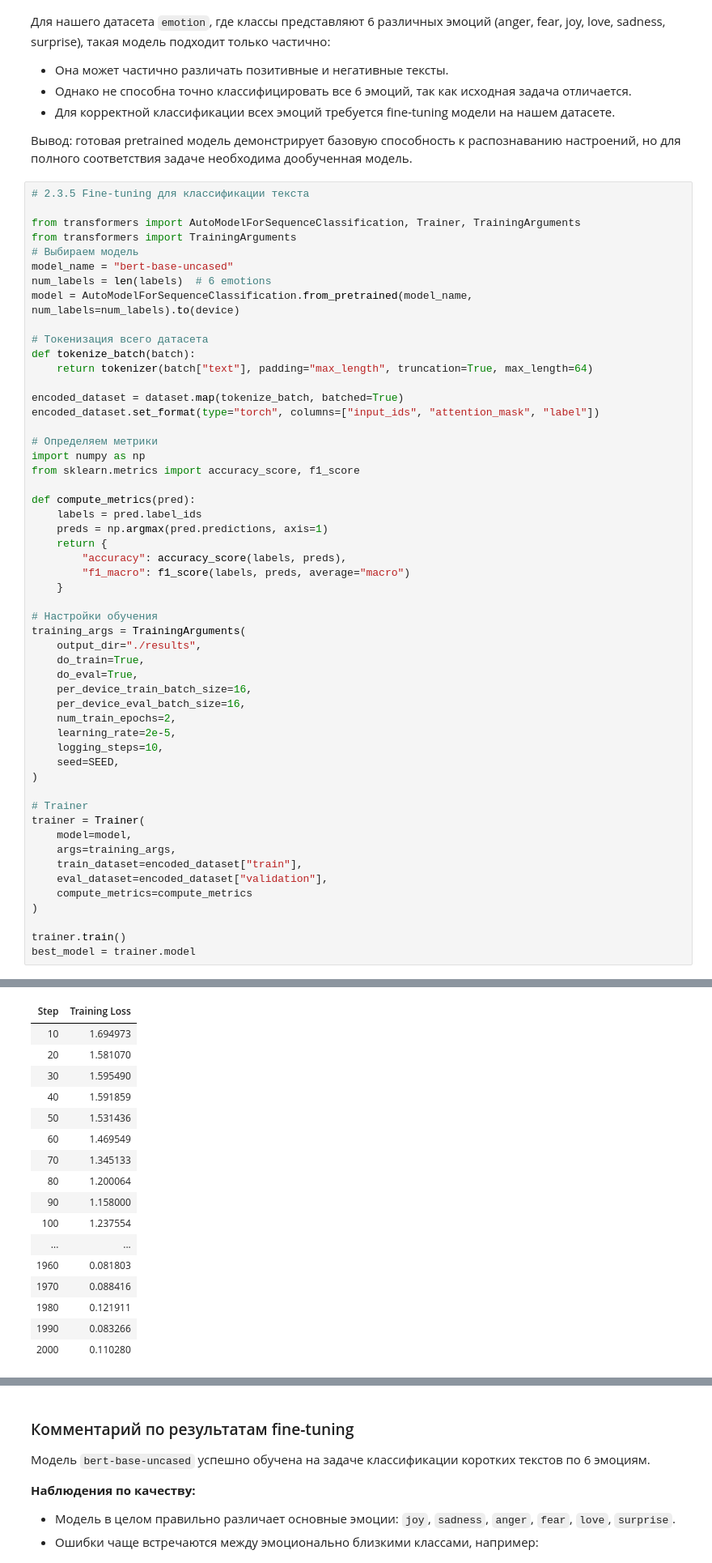
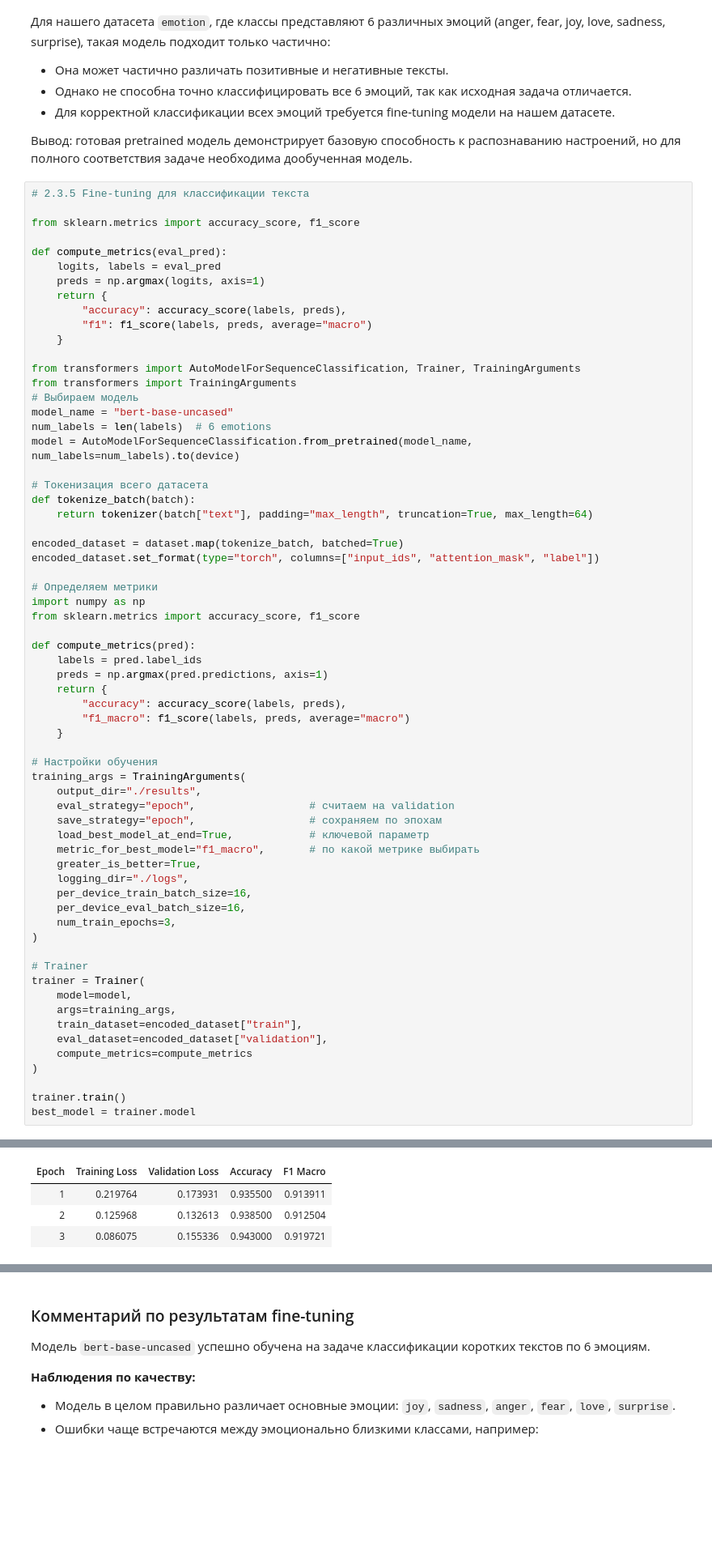
Before and after one commit to NeAndrew/aie-andrew04, a Jupyter notebook: homeworks/HW13/HW13.ipynb, the cells around one changed output, grey strips where cells are left out. Shown at 81% size. Drawn from its saved outputs; the diff is of its cells as text; blank space fills up the shorter version.

```diff
--- a/homeworks/HW13/HW13.ipynb
+++ b/homeworks/HW13/HW13.ipynb
@@ -160,6 +167,16 @@ print("Готовая модель обучена на задаче тональ
 Вывод: готовая pretrained модель демонстрирует базовую способность к распознаванию настроений, но для полного соответствия задаче необходима дообученная модель.
 # %%
 # 2.3.5 Fine-tuning для классификации текста
+
+from sklearn.metrics import accuracy_score, f1_score
+
+def compute_metrics(eval_pred):
+    logits, labels = eval_pred
+    preds = np.argmax(logits, axis=1)
+    return {
+        "accuracy": accuracy_score(labels, preds),
+        "f1": f1_score(labels, preds, average="macro")
+    }
 
 from transformers import AutoModelForSequenceClassification, Trainer, TrainingArguments
 from transformers import TrainingArguments
@@ -190,14 +207,15 @@ def compute_metrics(pred):
 # Настройки обучения
 training_args = TrainingArguments(
     output_dir="./results",
-    do_train=True,
-    do_eval=True,
+    eval_strategy="epoch",                  # считаем на validation
+    save_strategy="epoch",                  # сохраняем по эпохам
+    load_best_model_at_end=True,            # ключевой параметр
+    metric_for_best_model="f1_macro",       # по какой метрике выбирать
+    greater_is_better=True,
+    logging_dir="./logs",
     per_device_train_batch_size=16,
     per_device_eval_batch_size=16,
-    num_train_epochs=2,
-    learning_rate=2e-5,
-    logging_steps=10,
-    seed=SEED,
+    num_train_epochs=3,
 )
 
 # Trainer
@@ -232,17 +251,4 @@ Notes:
-| Step | Training Loss |
-| 10 | 1.694973 |
-| 20 | 1.581070 |
-| 30 | 1.595490 |
-| 40 | 1.591859 |
-| 50 | 1.531436 |
-| 60 | 1.469549 |
-| 70 | 1.345133 |
-| 80 | 1.200064 |
-| 90 | 1.158000 |
-| 100 | 1.237554 |
-| ... | ... |
-| 1960 | 0.081803 |
-| 1970 | 0.088416 |
-| 1980 | 0.121911 |
-| 1990 | 0.083266 |
-| 2000 | 0.110280 |
+| Epoch | Training Loss | Validation Loss | Accuracy | F1 Macro |
+| 1 | 0.219764 | 0.173931 | 0.935500 | 0.913911 |
+| 2 | 0.125968 | 0.132613 | 0.938500 | 0.912504 |
+| 3 | 0.086075 | 0.155336 | 0.943000 | 0.919721 |
```
Also changed, not shown: parts of 4 cells of this notebook, 2 other files.
